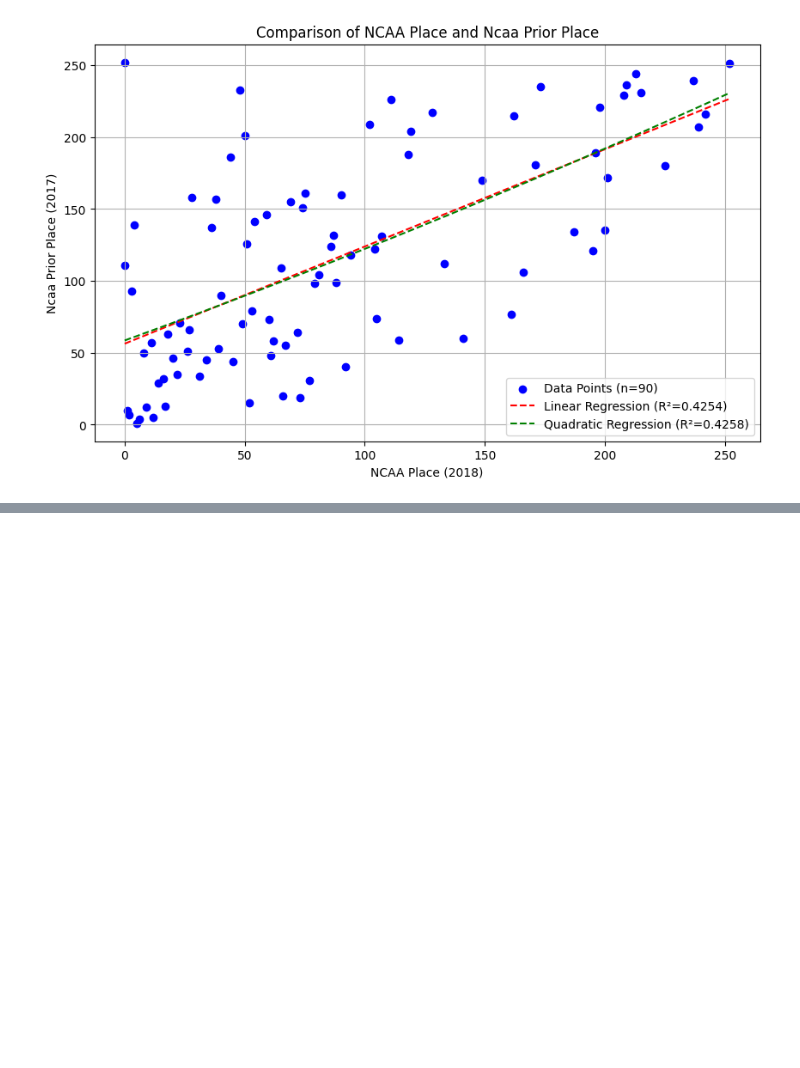
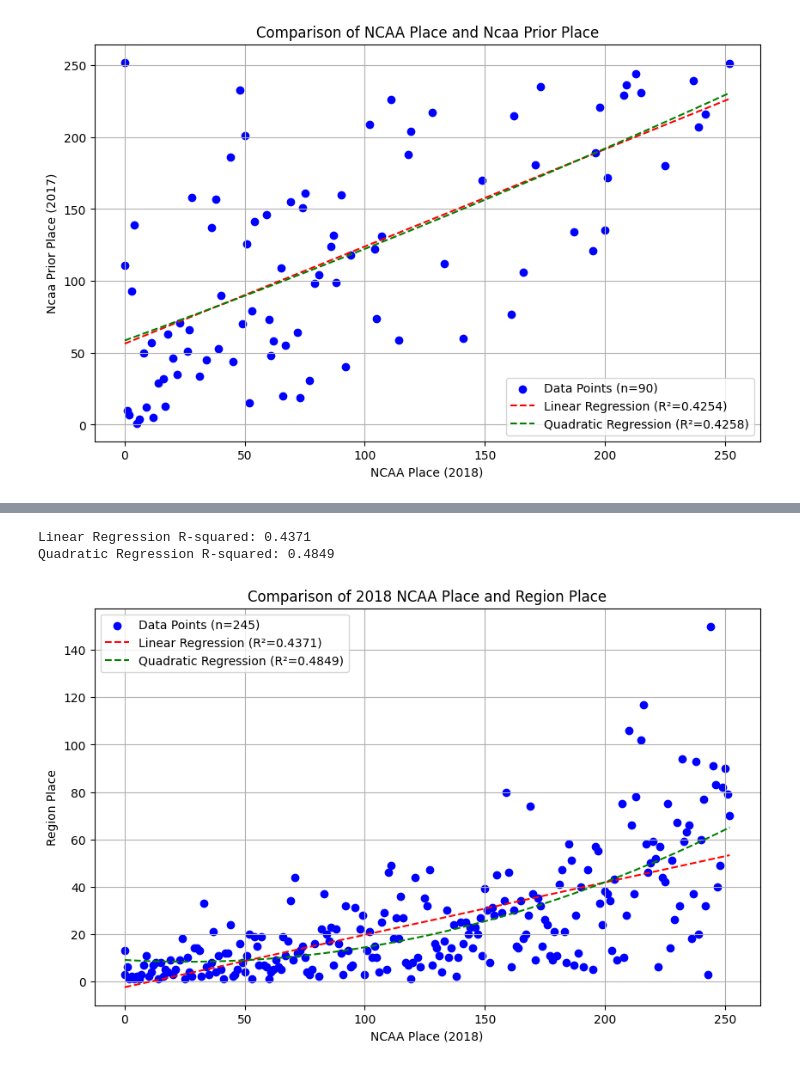
Before and after one commit to LukeLambert11/ncaaProject, a Jupyter notebook: notebooks/women2018.ipynb, the cells around one changed output, grey strips where cells are left out. Saved outputs shown, nothing was run; the diff lists cells and outputs as text; code cells hidden in the pictures; blank space fills up the shorter version.

```diff
--- a/notebooks/women2018.ipynb
+++ b/notebooks/women2018.ipynb
@@ -20,0 +34,6 @@ Quadratic Regression R-squared: 0.4258
+# %%
+regionPlaceGraph.graph(df, year)
+# %% [output]
+Linear Regression R-squared: 0.4371
+Quadratic Regression R-squared: 0.4849
+[figure, added]
```
Also changed, not shown: parts of 6 cells of this notebook, 11 other files.
